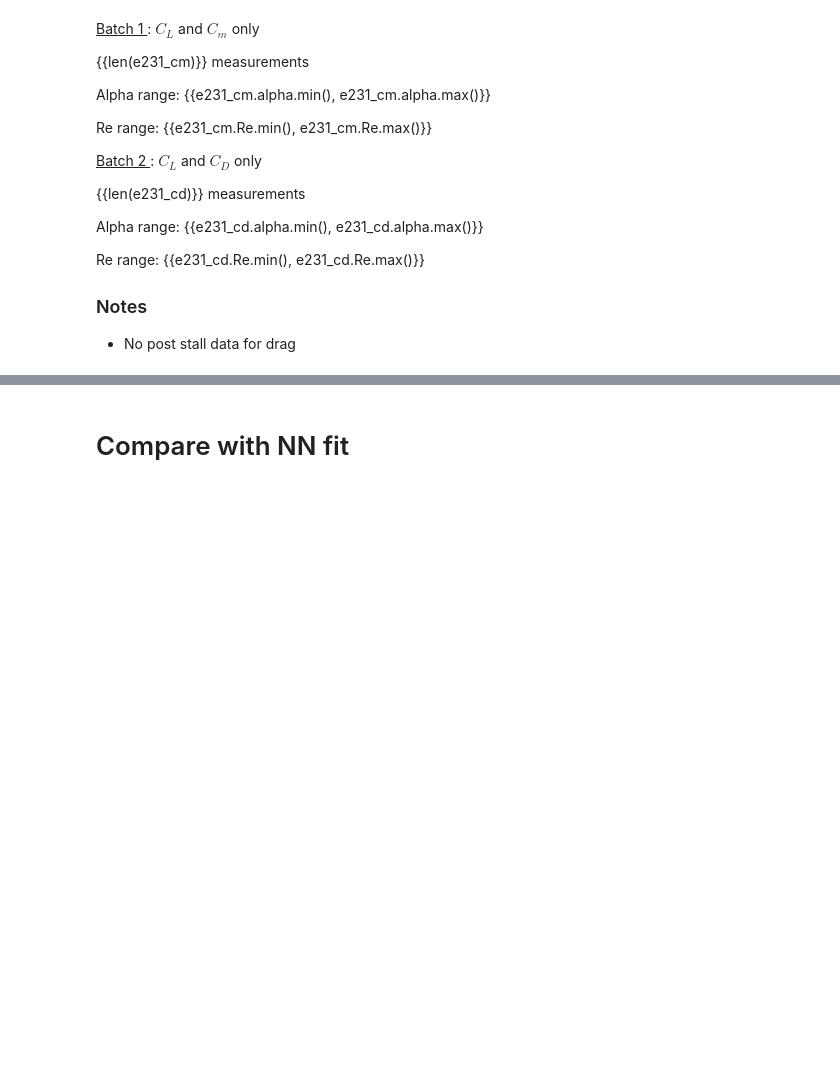
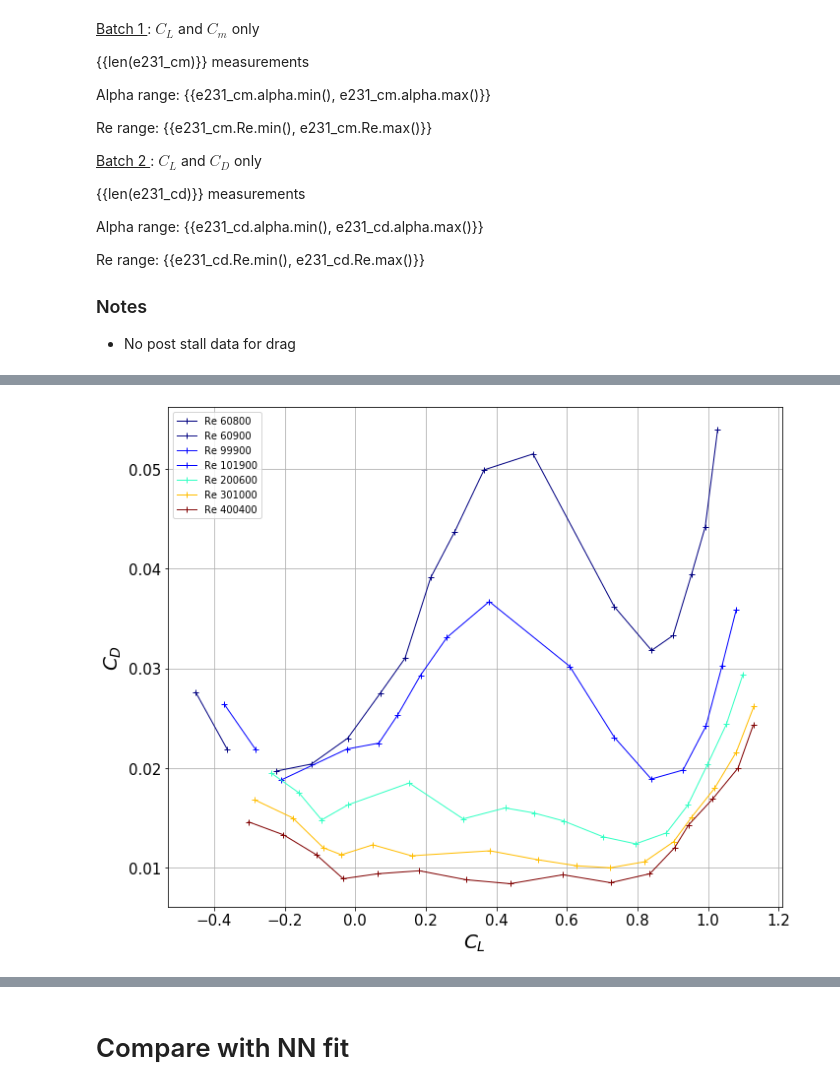
Before and after one commit to jdebecdelievre/liftinglineopt, a Jupyter notebook: airfoil_model/airfoil_data_Eppler231.ipynb, the cells around one changed output, grey strips where cells are left out. Cells and saved outputs as stored; diff of their text form; code cells hidden in the pictures; blank space fills up the shorter version.

```diff
--- a/airfoil_model/airfoil_data_Eppler231.ipynb
+++ b/airfoil_model/airfoil_data_Eppler231.ipynb
@@ -109,2 +16,4 @@ def compare_dataframes(dataframe_dict, ycol, ycolname=None,
 # %% [markdown]
 # Airfoil data
+# %%
+e231, e231_cd, e231_cm = read_airfoil_data('data/e231.csv')
@@ -111,10 +29,2 @@ def compare_dataframes(dataframe_dict, ycol, ycolname=None,
 # %% [markdown]
 Source : https://m-selig.ae.illinois.edu/pd/pub/lsat/vol3/
-# %%
-e231 = pd.read_csv('data/e231.csv')
-e231.insert(5,"tmp", e231.index)
-e231.sort_values(["Re", "tmp"], inplace = True)
-e231.drop(columns="tmp", inplace=True)
-e231_cm = e231[np.isnan(e231.Cd)]
-e231_cd = e231[np.isnan(e231.Cm)]
-Re = e231.Re.drop_duplicates().values
@@ -155,5 +62,7 @@ plot_available_data(e231, "Cd", "$C_D$");
-# %%
-f = plot_available_data(e231_cd, "Cl", "$C_L$"); f.savefig("images/dataCd_Cl", dpi=1000)
-f = plot_available_data(e231_cd, "Cd", "$C_D$"); f.savefig("images/dataCd", dpi=1000)
-f = plot_available_data(e231_cm, "Cl", "$C_L$"); f.savefig("images/dataCm_Cl", dpi=1000)
-f = plot_available_data(e231_cm, "Cm", "$C_m$"); f.savefig("images/dataCm", dpi=1000)
+# %%
+e231_cd['logCd'] = np.log(e231_cd.Cd)
+e231_cd['expCl'] = np.exp(e231_cd.Cl)
+# %%
+f = plot_available_data(e231_cd, xcol="Cl", xcolname="$C_L$",ycol="Cd", ycolname="$C_D$"); f.savefig("images/dataCd_Cl", dpi=100)
+# %% [output]
+[figure, added]
```
Also changed, not shown: parts of 44 cells of this notebook, 28 other files.
